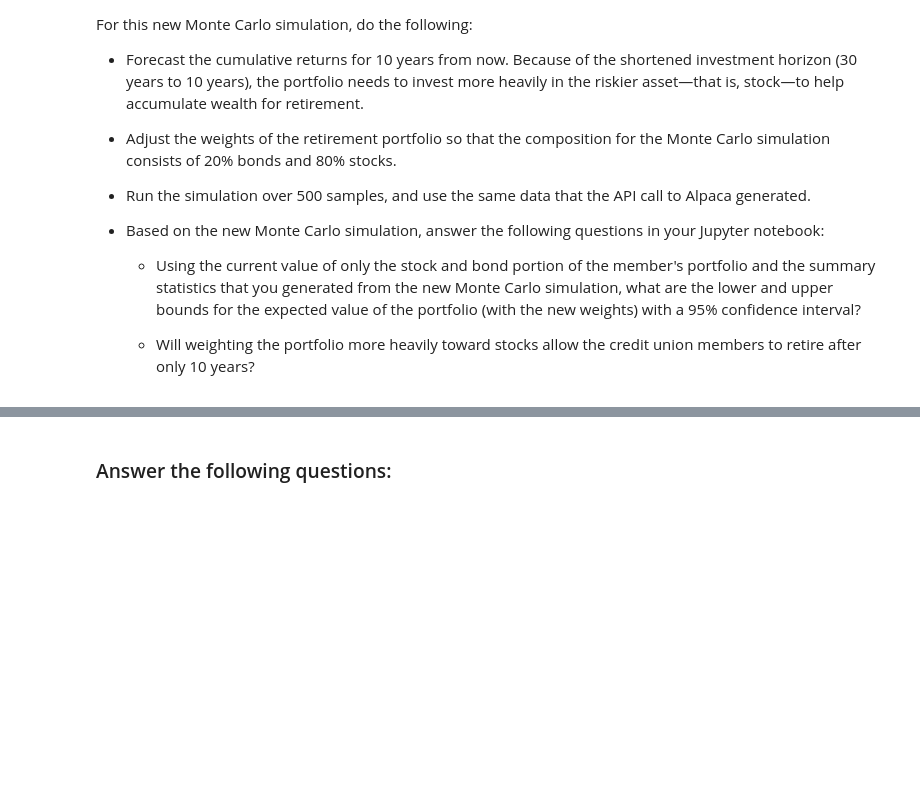
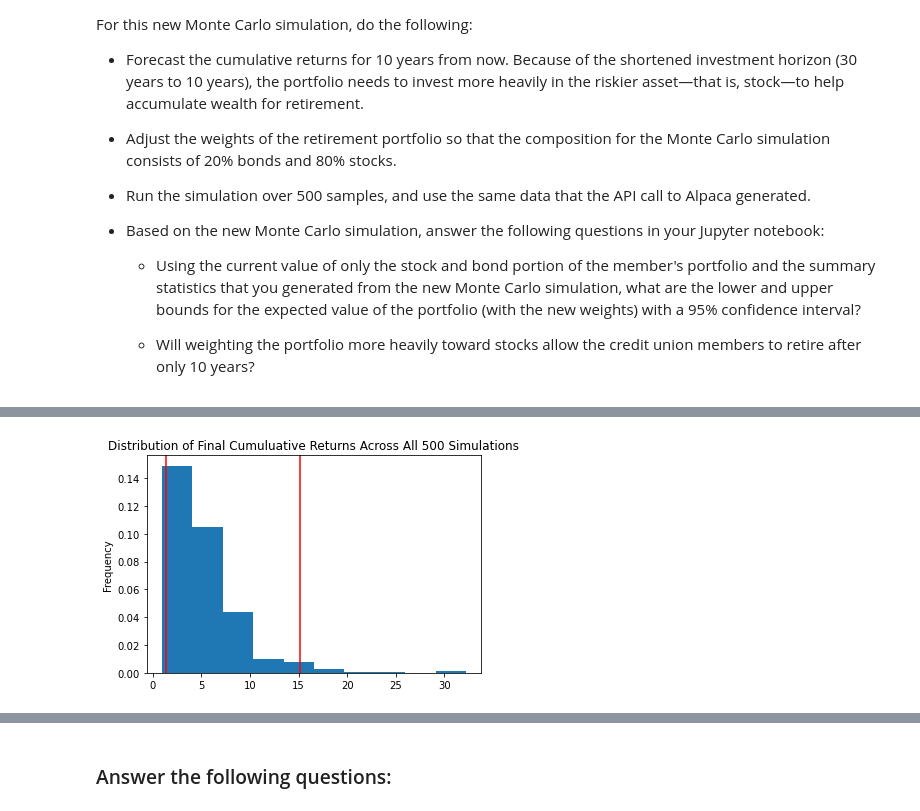
Before and after one commit to ThomasBrierton/Financial_Planning_Simulation, a Jupyter notebook: financial_planning_tools.ipynb, the cells around one changed output, grey strips where cells are left out. Cells and saved outputs as stored; diff of their text form; code cells hidden in the pictures; blank space fills up the shorter version.

```diff
--- a/financial_planning_tools.ipynb
+++ b/financial_planning_tools.ipynb
@@ -605,7 +683,9 @@ For this new Monte Carlo simulation, do the following:
 # %%
 # Visualize the probability distribution of the 10-year Monte Carlo simulation
 # by plotting a histogram
-# YOUR CODE HERE
+MC_10_year_sim_hist_plot = MC_10_year_sim.plot_distribution()
+# %% [output]
+[figure, added]
 # %%
 # Generate summary statistics from the 10-year Monte Carlo simulation results
 # Save the results as a variable
```
Also changed, not shown: parts of 10 cells of this notebook.
